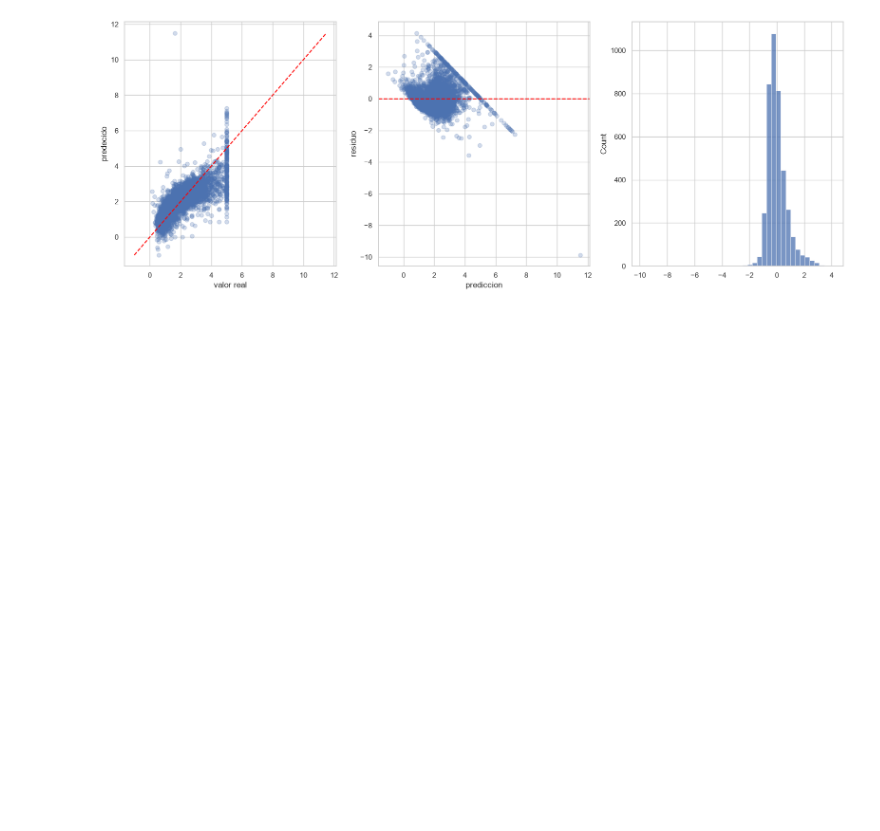
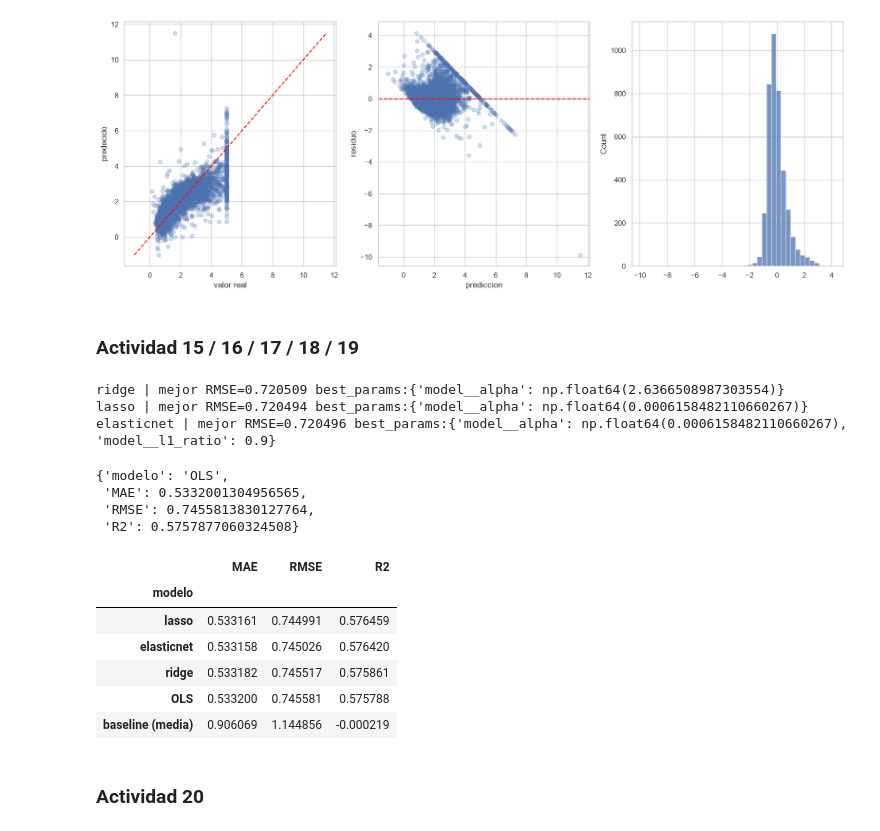
Before and after one commit to marcell-llerena/datascience-g8, a Jupyter notebook: notebooks/20260902_33_regresion_lineal.ipynb, the cells around one changed output. Drawn from its saved outputs; the diff is of its cells as text; code cells hidden in the pictures; blank space fills up the shorter version.

```diff
--- a/notebooks/20260902_33_regresion_lineal.ipynb
+++ b/notebooks/20260902_33_regresion_lineal.ipynb
@@ -325,3 +325,77 @@ plt.tight_layout()
 plt.show()
 # %% [output]
 [figure]
+# %% [markdown]
+### Actividad 15 / 16 / 17 / 18 / 19
+# %%
+from sklearn.model_selection import KFold
+from sklearn.model_selection import GridSearchCV
+
+# validacion cruzada
+cv = KFold(n_splits=5, shuffle=True, random_state=RANDOM_STATE)
+
+models = {
+    "ridge": GridSearchCV(
+        make_pipeline(Ridge()),
+        {
+            "model__alpha": np.logspace(-4, 3, 20)
+        },
+        scoring="neg_root_mean_squared_error",
+        cv=cv,
+        n_jobs=-1
+    ),
+
+    "lasso": GridSearchCV(
+        make_pipeline(Lasso(max_iter=50000)),
+        {
+            "model__alpha": np.logspace(-4, 1, 20)
+        },
+        scoring="neg_root_mean_squared_error",
+        cv=cv,
+        n_jobs=-1
+    ),
+
+    "elasticnet": GridSearchCV(
+        make_pipeline(ElasticNet()),
+        {
+            "model__alpha": np.logspace(-4, 1, 20),
+            "model__l1_ratio": (0.1, 0.5, 0.9)
+        },
+        scoring="neg_root_mean_squared_error",
+        cv=cv,
+        n_jobs=-1
+    ),
+}
+
+for name, model in models.items():
+    model.fit(X_train, y_train)
+    print(f"{name} | mejor RMSE={-model.best_score_:.6f} best_params:{model.best_params_}")
+# %% [output]
+ridge | mejor RMSE=0.720509 best_params:{'model__alpha': np.float64(2.6366508987303554)}
+lasso | mejor RMSE=0.720494 best_params:{'model__alpha': np.float64(0.0006158482110660267)}
+elasticnet | mejor RMSE=0.720496 best_params:{'model__alpha': np.float64(0.0006158482110660267), 'model__l1_ratio': 0.9}
+# %%
+ols_metrics
+# %% [output]
+{'modelo': 'OLS',
+ 'MAE': 0.5332001304956565,
+ 'RMSE': 0.7455813830127764,
+ 'R2': 0.5757877060324508}
+# %%
+rows = [baseline_metrics, ols_metrics]
+for name, model in models.items():
+    rows.append(
+        get_metricas(name, model.best_estimator_, X_test, y_test)
+    )
+
+pd.DataFrame(rows).set_index("modelo").sort_values("RMSE")
+# %% [output]
+|  | MAE | RMSE | R2 |
+| modelo |  |  |  |
+| lasso | 0.533161 | 0.744991 | 0.576459 |
+| elasticnet | 0.533158 | 0.745026 | 0.576420 |
+| ridge | 0.533182 | 0.745517 | 0.575861 |
+| OLS | 0.533200 | 0.745581 | 0.575788 |
+| baseline (media) | 0.906069 | 1.144856 | -0.000219 |
+# %% [markdown]
+### Actividad 20
```
